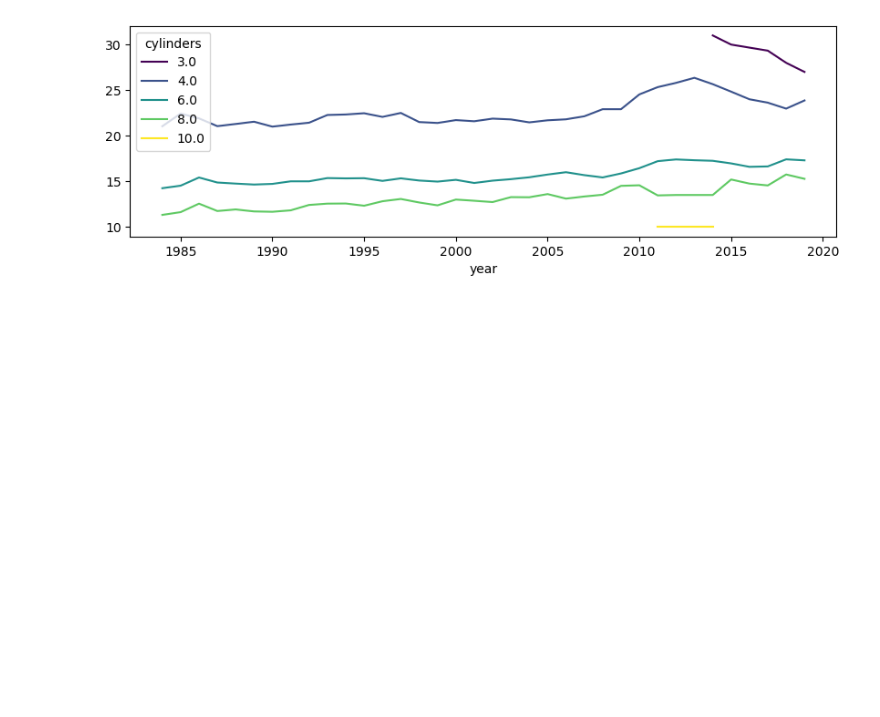
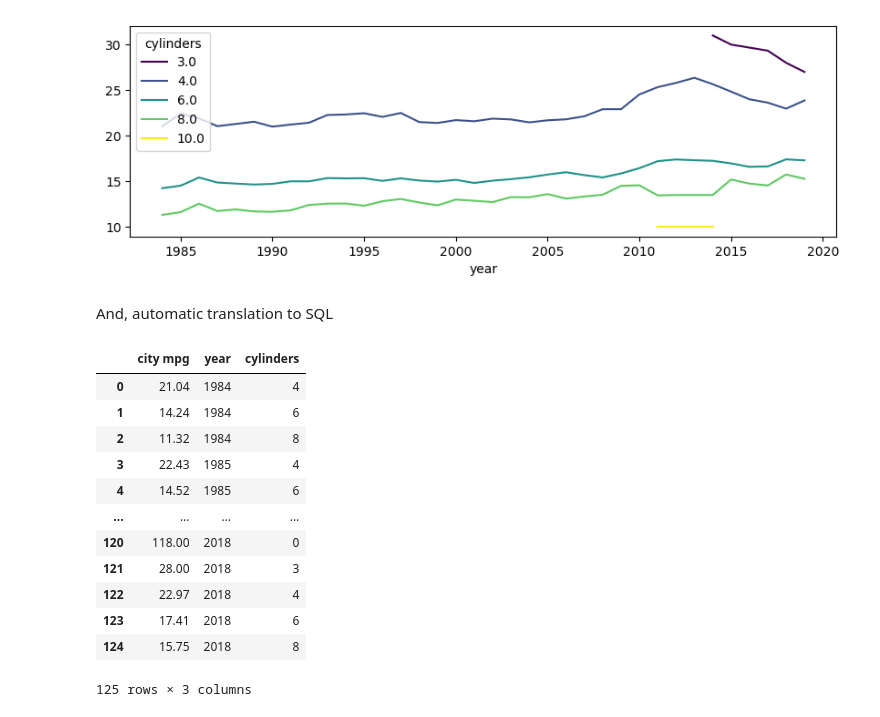
Before and after one commit to WinVector/data_algebra, a Jupyter notebook: Examples/AutoPlot/PlotExample.ipynb, the cells around one changed output. Saved outputs shown, nothing was run; the diff lists cells and outputs as text; code cells hidden in the pictures; blank space fills up the shorter version.

Commit message:
add SQL to example

```diff
--- a/Examples/AutoPlot/PlotExample.ipynb
+++ b/Examples/AutoPlot/PlotExample.ipynb
@@ -96,3 +98,25 @@ fix, ax = plt.subplots(figsize=(10, 3))
 # %% [output]
 <AxesSubplot:xlabel='year'>
 [figure]
+# %% [markdown]
+And, automatic translation to SQL
+# %%
+hdl = data_algebra.SQLite.example_handle()
+hdl.insert_table(autos, table_name="autos")
+res_sql = hdl.read_query(ops)
+hdl.close()
+res_sql
+# %% [output]
+|  | city mpg | year | cylinders |
+| 0 | 21.04 | 1984 | 4 |
+| 1 | 14.24 | 1984 | 6 |
+| 2 | 11.32 | 1984 | 8 |
+| 3 | 22.43 | 1985 | 4 |
+| 4 | 14.52 | 1985 | 6 |
+| ... | ... | ... | ... |
+| 120 | 118.00 | 2018 | 0 |
+| 121 | 28.00 | 2018 | 3 |
+| 122 | 22.97 | 2018 | 4 |
+| 123 | 17.41 | 2018 | 6 |
+| 124 | 15.75 | 2018 | 8 |
+125 rows × 3 columns
```
Also changed, not shown: parts of 3 cells of this notebook.
